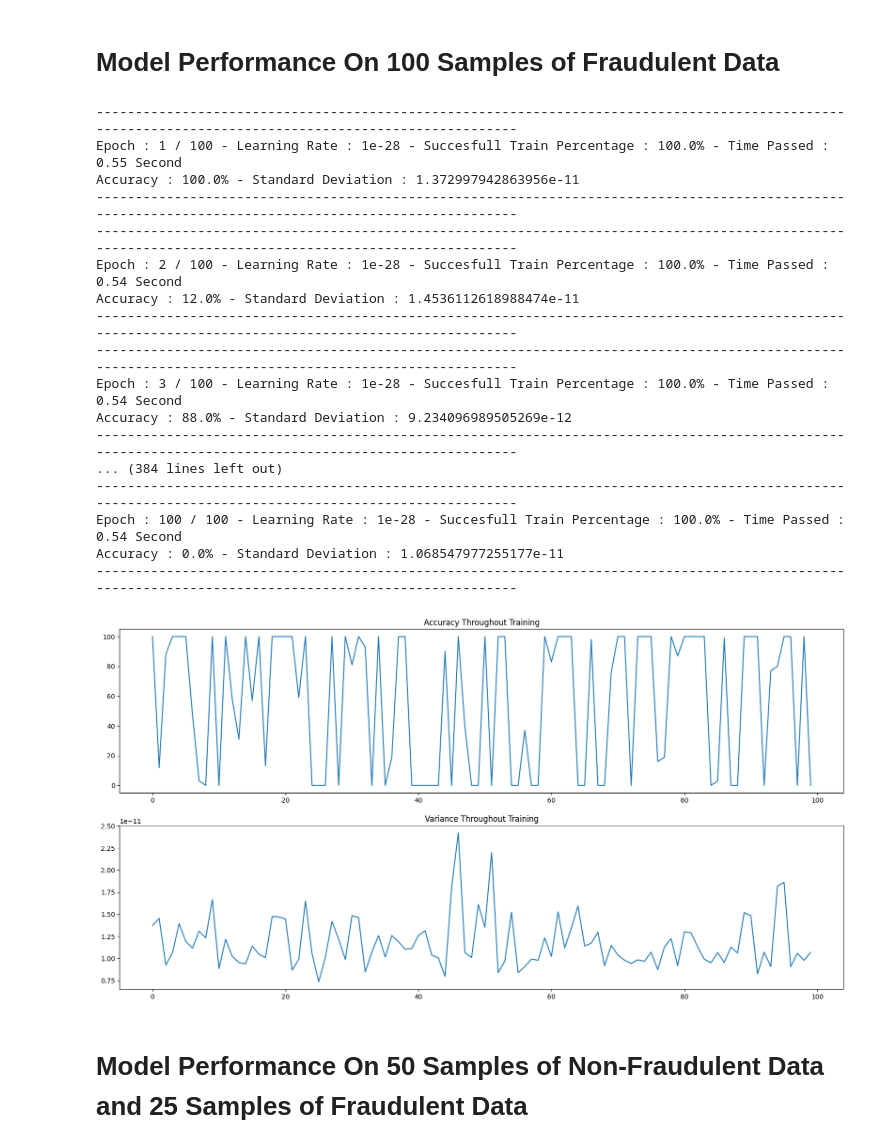
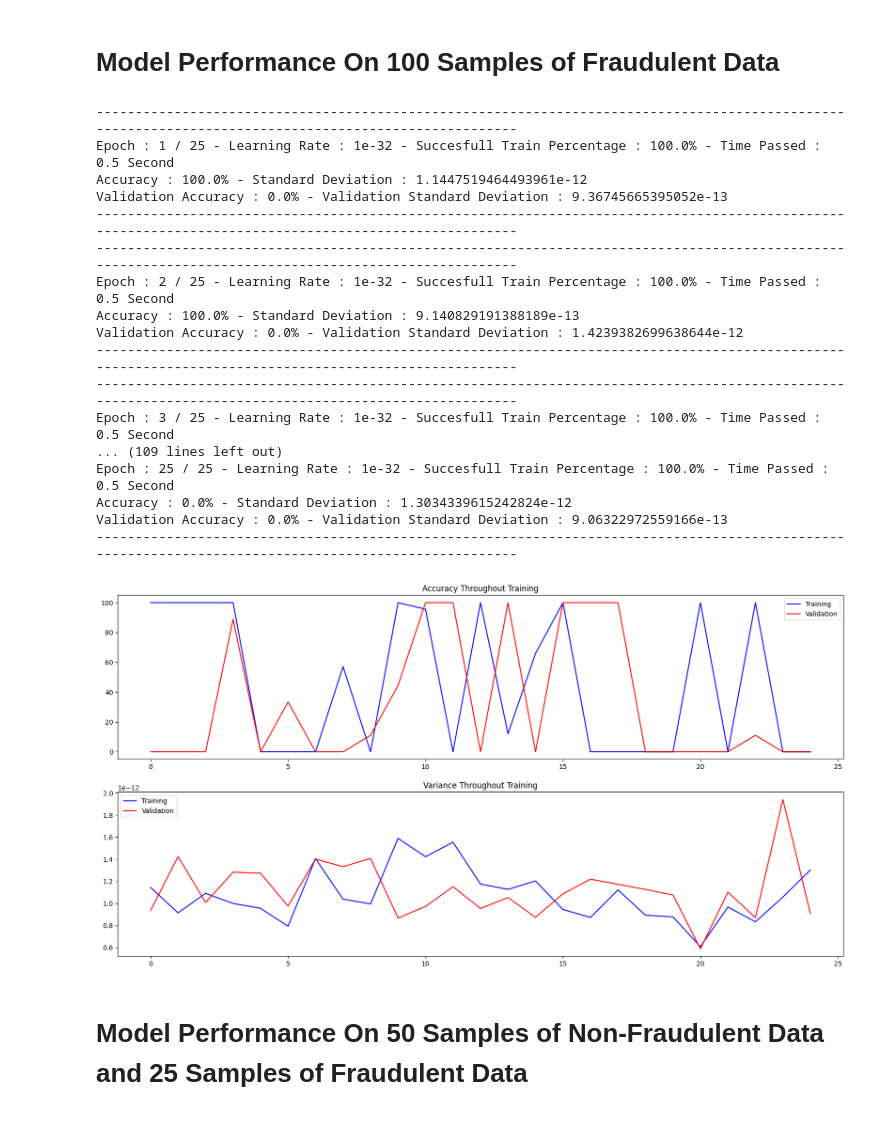
Before and after one commit to bagood/Bayesian-Neural-Network, a Jupyter notebook: test_bnn_for_fraud_detection_1.ipynb, the cells around one changed output. Saved outputs shown, nothing was run; the diff lists cells and outputs as text; code cells hidden in the pictures.

Commit message:
add a feature to perform cross validation during training

```diff
--- a/test_bnn_for_fraud_detection_1.ipynb
+++ b/test_bnn_for_fraud_detection_1.ipynb
@@ -92,47 +101,56 @@ bnn.visualize_performance()
 # %%
 df_1 = df.loc[df['Class'] == 1, :].head(100)
 # %%
-feature_data = df_1.loc[:, feature_columns].values.reshape(-1, 28, 1)
+feature_data = df_1.loc[:, feature_columns].values
 target_data = df_1.loc[:, target_columns].values
 # %%
 input_layer = [28]
 hidden_layers = [64, 32, 16, 8, 4, 2]
 output_layer = [1]
 
-total_epochs = 100
-learning_rate = 1e-28
+total_epochs = 25
+learning_rate = 1e-32
 
+validation_percentage = 0.1
 error_type = 'accuracy'
 learning_rate_decay_type = 'exponential'
 # %%
-bnn = bayesian_neural_network(input_layer, hidden_layers, output_layer, feature_data, target_data, error_type, learning_rate=learning_rate)
+bnn = bayesian_neural_network(input_layer,
+                              hidden_layers,
+                              output_layer,
+                              feature_data,
+                              target_data,
+                              validation_percentage=validation_percentage,
+                              error_type=error_type,
+                              learning_rate=learning_rate)
 bnn.standardize_dataset()
+bnn.generate_validation_training_dataset()
 bnn.generate_m()
 bnn.generate_v()
 # %%
 bnn.train_model(total_epochs)
 # %% [output]
 ------------------------------------------------------------------------------------------------------------------------------------------------------
-Epoch : 1 / 100 - Learning Rate : 1e-28 - Succesfull Train Percentage : 100.0% - Time Passed : 0.55 Second
-Accuracy : 100.0% - Standard Deviation : 1.372997942863956e-11
+Epoch : 1 / 25 - Learning Rate : 1e-32 - Succesfull Train Percentage : 100.0% - Time Passed : 0.5 Second
+Accuracy : 100.0% - Standard Deviation : 1.1447519464493961e-12
+Validation Accuracy : 0.0% - Validation Standard Deviation : 9.36745665395052e-13
 ------------------------------------------------------------------------------------------------------------------------------------------------------
 ------------------------------------------------------------------------------------------------------------------------------------------------------
-Epoch : 2 / 100 - Learning Rate : 1e-28 - Succesfull Train Percentage : 100.0% - Time Passed : 0.54 Second
-Accuracy : 12.0% - Standard Deviation : 1.4536112618988474e-11
+Epoch : 2 / 25 - Learning Rate : 1e-32 - Succesfull Train Percentage : 100.0% - Time Passed : 0.5 Second
+Accuracy : 100.0% - Standard Deviation : 9.140829191388189e-13
+Validation Accuracy : 0.0% - Validation Standard Deviation : 1.4239382699638644e-12
 ------------------------------------------------------------------------------------------------------------------------------------------------------
 ------------------------------------------------------------------------------------------------------------------------------------------------------
-Epoch : 3 / 100 - Learning Rate : 1e-28 - Succesfull Train Percentage : 100.0% - Time Passed : 0.54 Second
-Accuracy : 88.0% - Standard Deviation : 9.234096989505269e-12
+Epoch : 3 / 25 - Learning Rate : 1e-32 - Succesfull Train Percentage : 100.0% - Time Passed : 0.5 Second
+... (109 lines left out)
+Epoch : 25 / 25 - Learning Rate : 1e-32 - Succesfull Train Percentage : 100.0% - Time Passed : 0.5 Second
+Accuracy : 0.0% - Standard Deviation : 1.3034339615242824e-12
+Validation Accuracy : 0.0% - Validation Standard Deviation : 9.06322972559166e-13
 ------------------------------------------------------------------------------------------------------------------------------------------------------
-... (384 lines left out)
-------------------------------------------------------------------------------------------------------------------------------------------------------
-Epoch : 100 / 100 - Learning Rate : 1e-28 - Succesfull Train Percentage : 100.0% - Time Passed : 0.54 Second
-Accuracy : 0.0% - Standard Deviation : 1.068547977255177e-11
-------------------------------------------------------------------------------------------------------------------------------------------------------
 # %%
-bnn.visualize_performance()
+bnn.visualize_model_performance()
 # %% [output]
-[figure, old version]
+[figure, new version]
 # %% [markdown]
 # Model Performance On 50 Samples of Non-Fraudulent Data and 25 Samples of Fraudulent Data
 # %%
```
Also changed, not shown: parts of 11 cells of this notebook, 4 other files.
